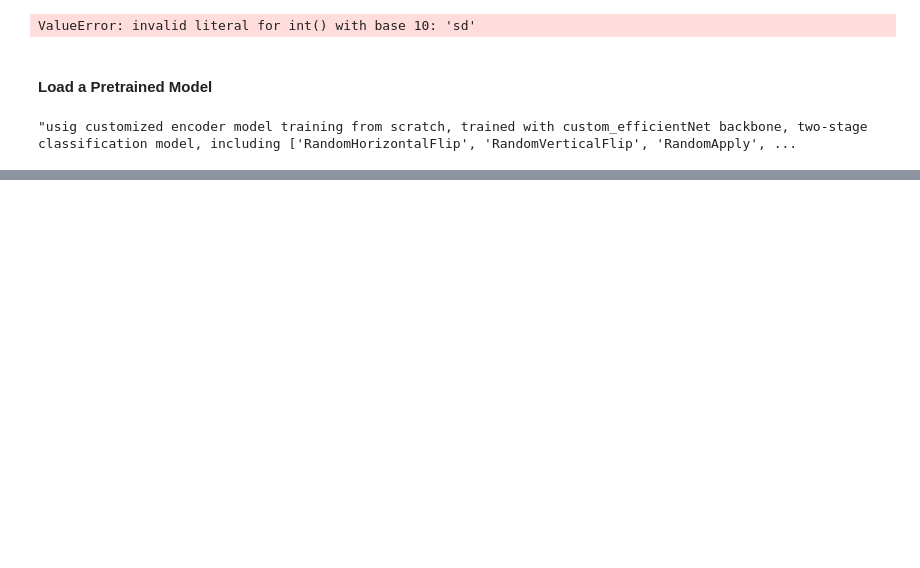
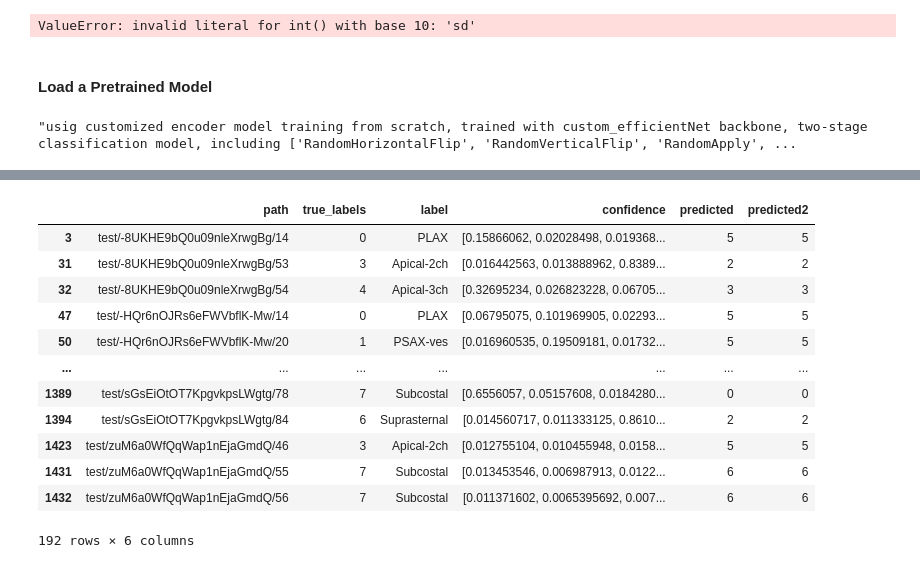
Before and after one commit to shokoofa-ghods/TTE_view_classification_pipeline, a Jupyter notebook: notebooks/models/singleSlicePipeline.ipynb, the cells around one changed output, grey strips where cells are left out. Drawn from its saved outputs; the diff is of its cells as text; code cells hidden in the pictures; blank space fills up the shorter version.

Commit message:
different models for test when views are combined with 8 classes

```diff
--- a/notebooks/models/singleSlicePipeline.ipynb
+++ b/notebooks/models/singleSlicePipeline.ipynb
@@ -726,3 +854,19 @@ calculate_accuracy(true_labels, pred_labels)
+# %%
+res[res['predicted']!=res['true_labels']]
+# %% [output]
+|  | path | true_labels | label | confidence | predicted | predicted2 |
+| 3 | test/-8UKHE9bQ0u09nleXrwgBg/14 | 0 | PLAX | [0.15866062, 0.02028498, 0.019368... | 5 | 5 |
+| 31 | test/-8UKHE9bQ0u09nleXrwgBg/53 | 3 | Apical-2ch | [0.016442563, 0.013888962, 0.8389... | 2 | 2 |
+| 32 | test/-8UKHE9bQ0u09nleXrwgBg/54 | 4 | Apical-3ch | [0.32695234, 0.026823228, 0.06705... | 3 | 3 |
+| 47 | test/-HQr6nOJRs6eFWVbflK-Mw/14 | 0 | PLAX | [0.06795075, 0.101969905, 0.02293... | 5 | 5 |
+| 50 | test/-HQr6nOJRs6eFWVbflK-Mw/20 | 1 | PSAX-ves | [0.016960535, 0.19509181, 0.01732... | 5 | 5 |
+| ... | ... | ... | ... | ... | ... | ... |
+| 1389 | test/sGsEiOtOT7KpgvkpsLWgtg/78 | 7 | Subcostal | [0.6556057, 0.05157608, 0.0184280... | 0 | 0 |
+| 1394 | test/sGsEiOtOT7KpgvkpsLWgtg/84 | 6 | Suprasternal | [0.014560717, 0.011333125, 0.8610... | 2 | 2 |
+| 1423 | test/zuM6a0WfQqWap1nEjaGmdQ/46 | 3 | Apical-2ch | [0.012755104, 0.010455948, 0.0158... | 5 | 5 |
+| 1431 | test/zuM6a0WfQqWap1nEjaGmdQ/55 | 7 | Subcostal | [0.013453546, 0.006987913, 0.0122... | 6 | 6 |
+| 1432 | test/zuM6a0WfQqWap1nEjaGmdQ/56 | 7 | Subcostal | [0.011371602, 0.0065395692, 0.007... | 6 | 6 |
+192 rows × 6 columns
 # %%
 valid_labels = {'PLAX': 0, 'PSAX-ves' : 1, 'PSAX-base' : 2, 'PSAX-mid' : 3,
                               'PSAX-apical' : 4, 'Apical-2ch' : 5, 'Apical-3ch' : 6,
```
Also changed, not shown: parts of 10 cells of this notebook.
